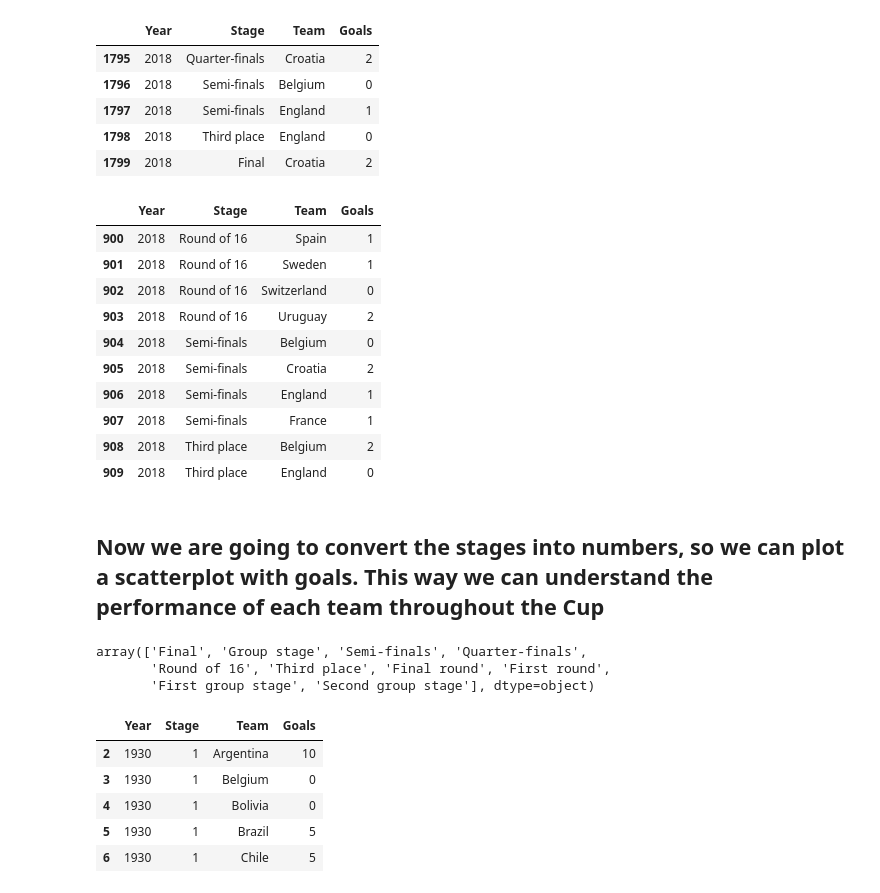
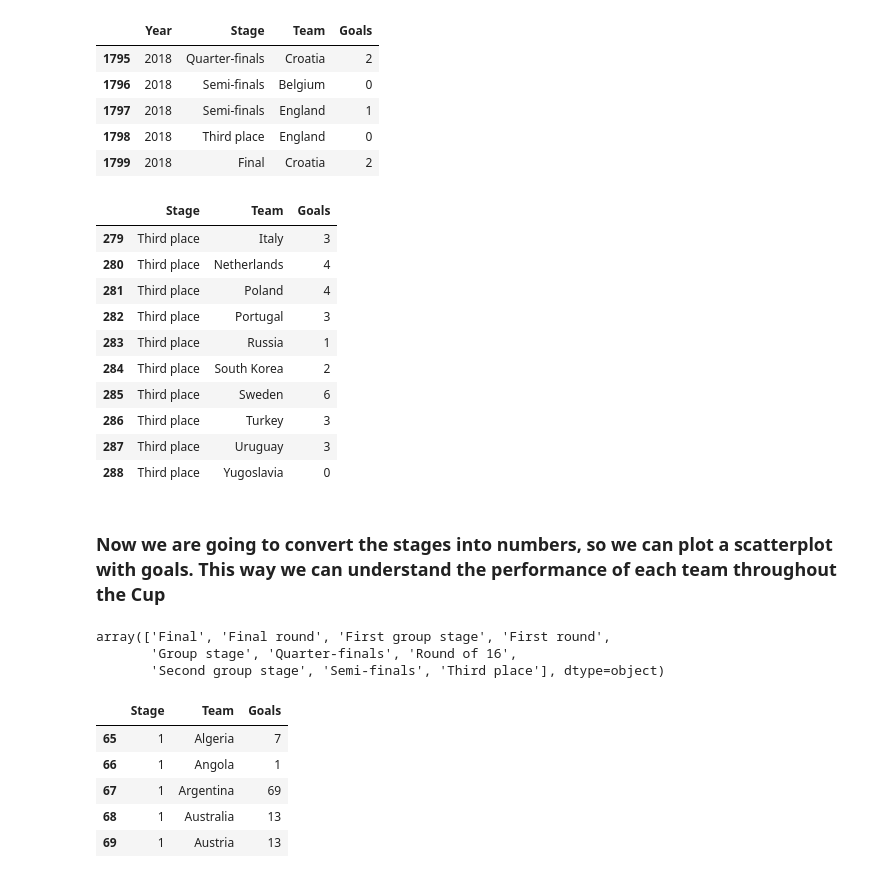
Before and after one commit to gmargonato/Machine_Learning_Projects, a Jupyter notebook: world_cup_2022.ipynb, the cells around one changed output. Cells and saved outputs as stored; diff of their text form; code cells hidden in the pictures.

```diff
--- a/world_cup_2022.ipynb
+++ b/world_cup_2022.ipynb
@@ -363,28 +363,30 @@ del df_world_cup_matches_aux_2
 # %%
 # Summarize
 
-goals_per_team_sum = goals_per_team.groupby(['Year', 'Stage', 'Team']).agg(Goals=('Goals', 'sum')).reset_index()
+#goals_per_team_sum = goals_per_team.groupby(['Year', 'Stage', 'Team']).agg(Goals=('Goals', 'sum')).reset_index()
+goals_per_team_sum = goals_per_team.groupby(['Stage', 'Team']).agg(Goals=('Goals', 'sum')).reset_index()
+
 goals_per_team_sum.tail(10)
 # %% [output]
-|  | Year | Stage | Team | Goals |
-| 900 | 2018 | Round of 16 | Spain | 1 |
-| 901 | 2018 | Round of 16 | Sweden | 1 |
-| 902 | 2018 | Round of 16 | Switzerland | 0 |
-| 903 | 2018 | Round of 16 | Uruguay | 2 |
-| 904 | 2018 | Semi-finals | Belgium | 0 |
-| 905 | 2018 | Semi-finals | Croatia | 2 |
-| 906 | 2018 | Semi-finals | England | 1 |
-| 907 | 2018 | Semi-finals | France | 1 |
-| 908 | 2018 | Third place | Belgium | 2 |
-| 909 | 2018 | Third place | England | 0 |
+|  | Stage | Team | Goals |
+| 279 | Third place | Italy | 3 |
+| 280 | Third place | Netherlands | 4 |
+| 281 | Third place | Poland | 4 |
+| 282 | Third place | Portugal | 3 |
+| 283 | Third place | Russia | 1 |
+| 284 | Third place | South Korea | 2 |
+| 285 | Third place | Sweden | 6 |
+| 286 | Third place | Turkey | 3 |
+| 287 | Third place | Uruguay | 3 |
+| 288 | Third place | Yugoslavia | 0 |
 # %% [markdown]
-## Now we are going to convert the stages into numbers, so we can plot a **scatterplot** with goals. This way we can understand the performance of each team throughout the Cup
+### Now we are going to convert the stages into numbers, so we can plot a **scatterplot** with goals. This way we can understand the performance of each team throughout the Cup
 # %%
 goals_per_team_sum['Stage'].unique()
 # %% [output]
-array(['Final', 'Group stage', 'Semi-finals', 'Quarter-finals',
-       'Round of 16', 'Third place', 'Final round', 'First round',
-       'First group stage', 'Second group stage'], dtype=object)
+array(['Final', 'Final round', 'First group stage', 'First round',
+       'Group stage', 'Quarter-finals', 'Round of 16',
+       'Second group stage', 'Semi-finals', 'Third place'], dtype=object)
 # %%
 # Dictionary with the 'translation' of each stage
 
@@ -407,12 +409,13 @@ goals_per_team_sum.replace({"Stage": stages_dict}, inplace = True)
 goals_per_team_sum = goals_per_team_sum[goals_per_team_sum.Stage > 0]
 
 # Sort and print
-goals_per_team_sum = goals_per_team_sum.sort_values(by=['Year', 'Stage','Team'])
+#goals_per_team_sum = goals_per_team_sum.sort_values(by=['Year', 'Stage','Team'])
+goals_per_team_sum = goals_per_team_sum.sort_values(by=['Stage','Team'])
 goals_per_team_sum.head()
 # %% [output]
-|  | Year | Stage | Team | Goals |
-| 2 | 1930 | 1 | Argentina | 10 |
-| 3 | 1930 | 1 | Belgium | 0 |
-| 4 | 1930 | 1 | Bolivia | 0 |
-| 5 | 1930 | 1 | Brazil | 5 |
-| 6 | 1930 | 1 | Chile | 5 |
+|  | Stage | Team | Goals |
+| 65 | 1 | Algeria | 7 |
+| 66 | 1 | Angola | 1 |
+| 67 | 1 | Argentina | 69 |
+| 68 | 1 | Australia | 13 |
+| 69 | 1 | Austria | 13 |
```
Also changed, not shown: parts of 6 cells of this notebook.
